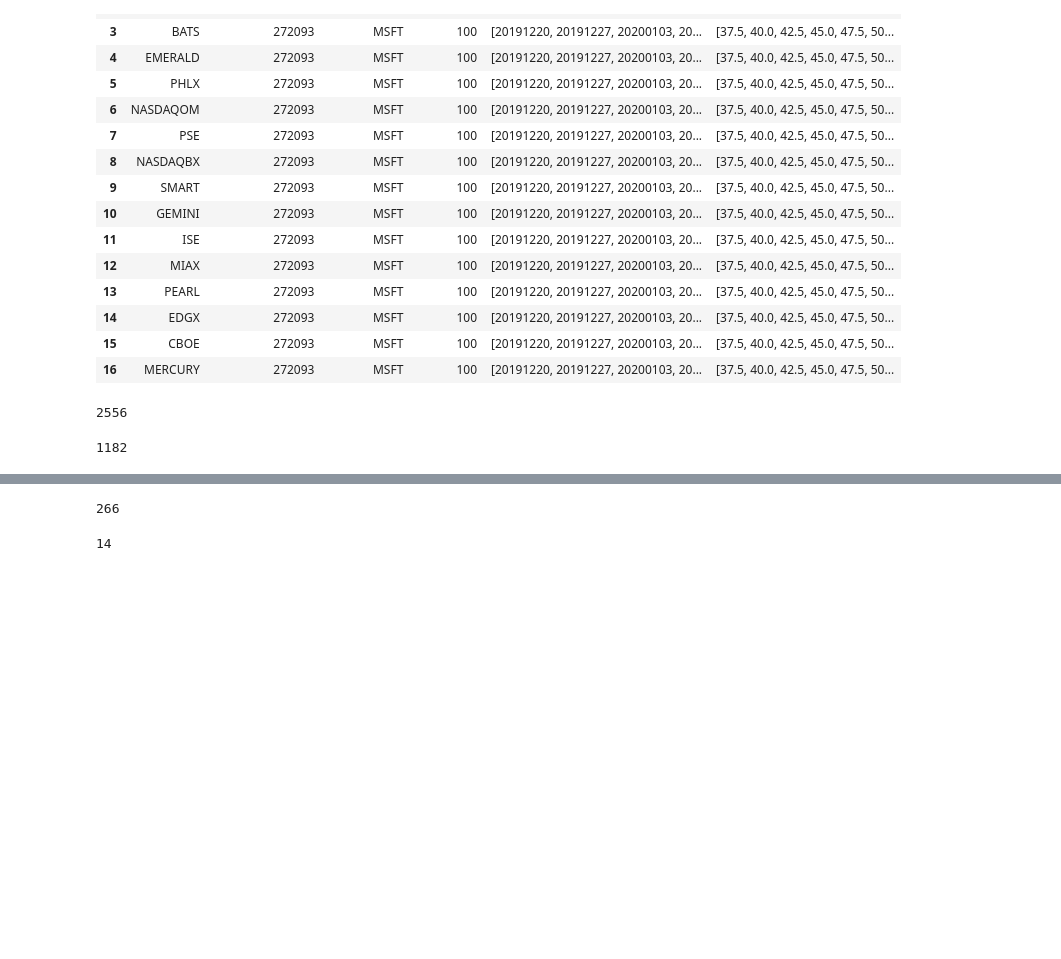
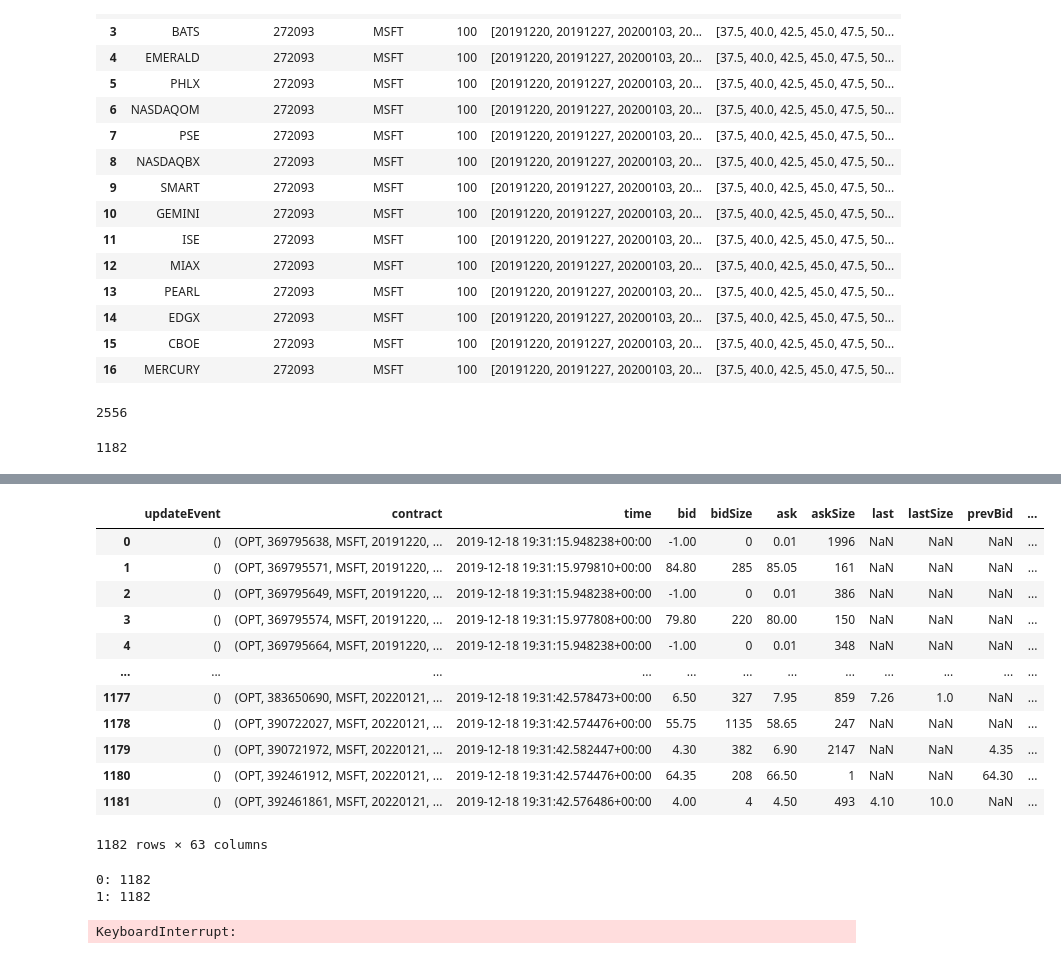
Before and after one commit to antequant/blotter, a Jupyter notebook: notebooks/Streaming options.ipynb, the cells around one changed output, grey strips where cells are left out. Cells and saved outputs as stored; diff of their text form; code cells hidden in the pictures; blank space fills up the shorter version.

Commit message:
Test repeated reqTickers approach in notebook

```diff
--- a/notebooks/Streaming options.ipynb
+++ b/notebooks/Streaming options.ipynb
@@ -93,7 +93,5 @@ qualified_contracts = ib.qualifyContracts(*option_contracts)
 len(qualified_contracts)
 # %% [output]
 1182
-# %%
-qualified_contracts = qualified_contracts[:150]
 # %%
 logging.getLogger('ib_insync').level = logging.INFO
@@ -178,8 +97,0 @@ True
-# %%
-sum((len(bars) for bars in all_bars))
-# %% [output]
-266
-# %%
-sum((1 for bars in all_bars if len(bars) > 0))
-# %% [output]
-14
@@ -188,0 +98,30 @@ for bars in all_bars:
+# %%
+tickers = ib.reqTickers(*qualified_contracts, regulatorySnapshot=False)
+df = util.df(tickers)
+df
+# %% [output]
+|  | updateEvent | contract | time | bid | bidSize | ask | askSize | last | lastSize | prevBid | ... |
+| 0 | () | (OPT, 369795638, MSFT, 20191220, ... | 2019-12-18 19:31:15.948238+00:00 | -1.00 | 0 | 0.01 | 1996 | NaN | NaN | NaN | ... |
+| 1 | () | (OPT, 369795571, MSFT, 20191220, ... | 2019-12-18 19:31:15.979810+00:00 | 84.80 | 285 | 85.05 | 161 | NaN | NaN | NaN | ... |
+| 2 | () | (OPT, 369795649, MSFT, 20191220, ... | 2019-12-18 19:31:15.948238+00:00 | -1.00 | 0 | 0.01 | 386 | NaN | NaN | NaN | ... |
+| 3 | () | (OPT, 369795574, MSFT, 20191220, ... | 2019-12-18 19:31:15.977808+00:00 | 79.80 | 220 | 80.00 | 150 | NaN | NaN | NaN | ... |
+| 4 | () | (OPT, 369795664, MSFT, 20191220, ... | 2019-12-18 19:31:15.948238+00:00 | -1.00 | 0 | 0.01 | 348 | NaN | NaN | NaN | ... |
+| ... | ... | ... | ... | ... | ... | ... | ... | ... | ... | ... | ... |
+| 1177 | () | (OPT, 383650690, MSFT, 20220121, ... | 2019-12-18 19:31:42.578473+00:00 | 6.50 | 327 | 7.95 | 859 | 7.26 | 1.0 | NaN | ... |
+| 1178 | () | (OPT, 390722027, MSFT, 20220121, ... | 2019-12-18 19:31:42.574476+00:00 | 55.75 | 1135 | 58.65 | 247 | NaN | NaN | NaN | ... |
+| 1179 | () | (OPT, 390721972, MSFT, 20220121, ... | 2019-12-18 19:31:42.582447+00:00 | 4.30 | 382 | 6.90 | 2147 | NaN | NaN | 4.35 | ... |
+| 1180 | () | (OPT, 392461912, MSFT, 20220121, ... | 2019-12-18 19:31:42.574476+00:00 | 64.35 | 208 | 66.50 | 1 | NaN | NaN | 64.30 | ... |
+| 1181 | () | (OPT, 392461861, MSFT, 20220121, ... | 2019-12-18 19:31:42.576486+00:00 | 4.00 | 4 | 4.50 | 493 | 4.10 | 10.0 | NaN | ... |
+1182 rows × 63 columns
+# %%
+for i in range(5):
+    ib.sleep(5)
+    tickers = ib.reqTickers(*qualified_contracts, regulatorySnapshot=False)
+    print(f'{i}: {len(tickers)}')
+    df.append(util.df(tickers))
+
+df
+# %% [output]
+0: 1182
+1: 1182
+KeyboardInterrupt:
```
Also changed, not shown: parts of 8 cells of this notebook.
